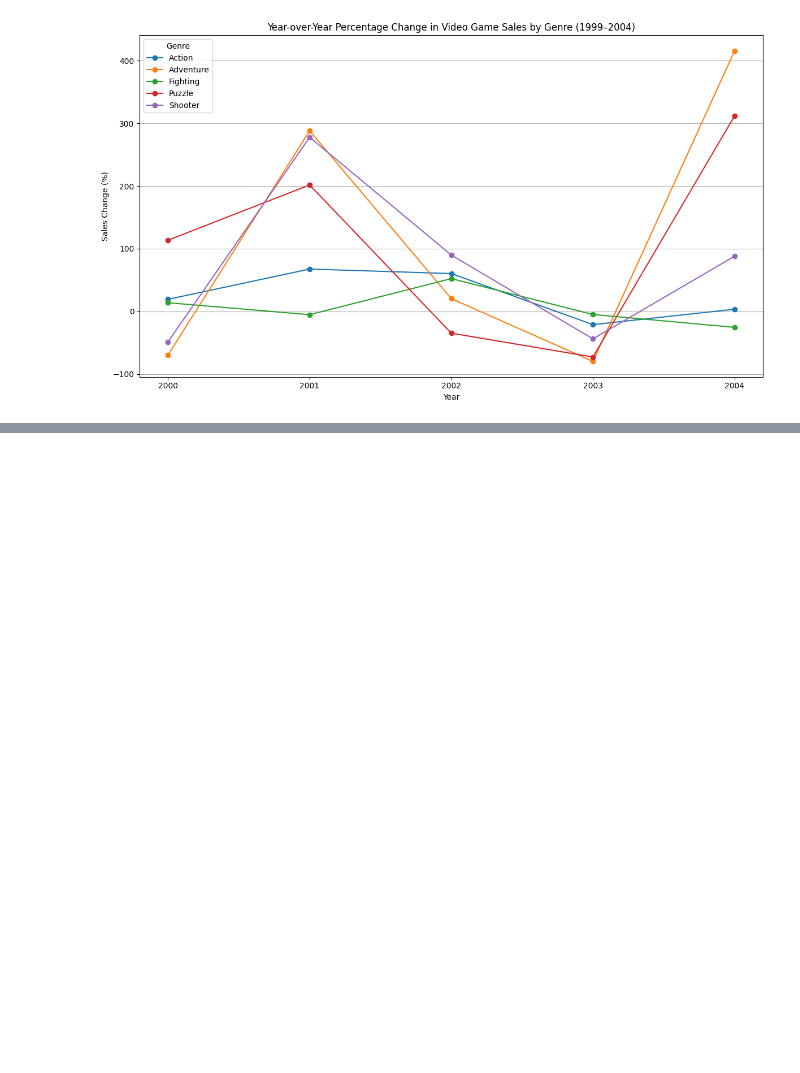
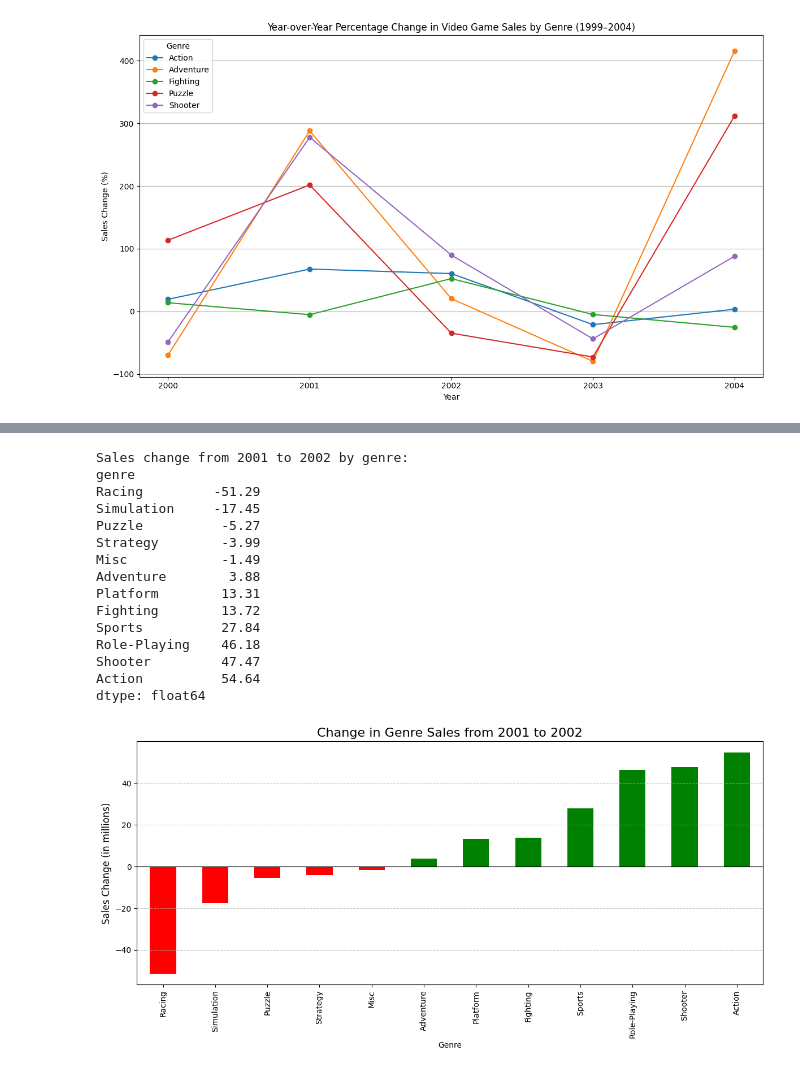
Before and after one commit to oliv-1990/video_game_sales, a Jupyter notebook: notebook/Untitled-1.ipynb, the cells around one changed output, grey strips where cells are left out. Drawn from its saved outputs; the diff is of its cells as text; code cells hidden in the pictures; blank space fills up the shorter version.

```diff
--- a/notebook/Untitled-1.ipynb
+++ b/notebook/Untitled-1.ipynb
@@ -456,0 +478,43 @@ plt.show()
+# %%
+# Get sales data for 2001 and 2002
+sales_2001 = sales_by_year_genre.loc[2001]
+sales_2002 = sales_by_year_genre.loc[2002]
+
+# Calculate the change in sales
+sales_change_01_02 = sales_2002 - sales_2001
+sales_change_01_02 = sales_change_01_02.sort_values()  # Sort for clearer visualization
+
+# Print the changes
+print("Sales change from 2001 to 2002 by genre:")
+print(sales_change_01_02)
+
+# Plot the changes in a bar chart
+plt.figure(figsize=(12, 6))
+sales_change_01_02.plot(
+    kind='bar',
+    color=['red' if x < 0 else 'green' for x in sales_change_01_02]
+)
+plt.title('Change in Genre Sales from 2001 to 2002', fontsize=16)
+plt.xlabel('Genre')
+plt.ylabel('Sales Change (in millions)', fontsize=12)
+plt.axhline(0, color='black', linewidth=0.8)
+plt.grid(True, axis='y', linestyle='--', alpha=0.7)
+plt.tight_layout()
+plt.show()
+# %% [output]
+Sales change from 2001 to 2002 by genre:
+genre
+Racing         -51.29
+Simulation     -17.45
+Puzzle          -5.27
+Strategy        -3.99
+Misc            -1.49
+Adventure        3.88
+Platform        13.31
+Fighting        13.72
+Sports          27.84
+Role-Playing    46.18
+Shooter         47.47
+Action          54.64
+dtype: float64
+[figure, added]
```
Also changed, not shown: parts of 5 cells of this notebook.
